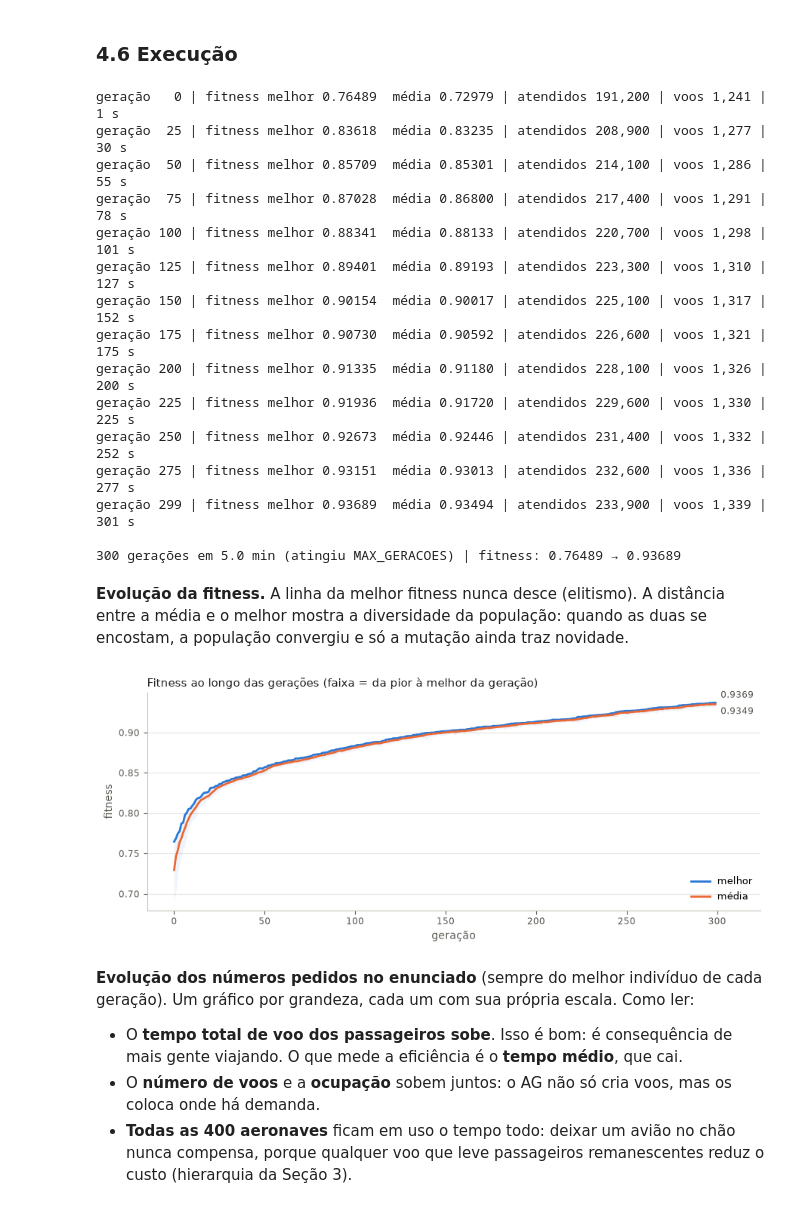
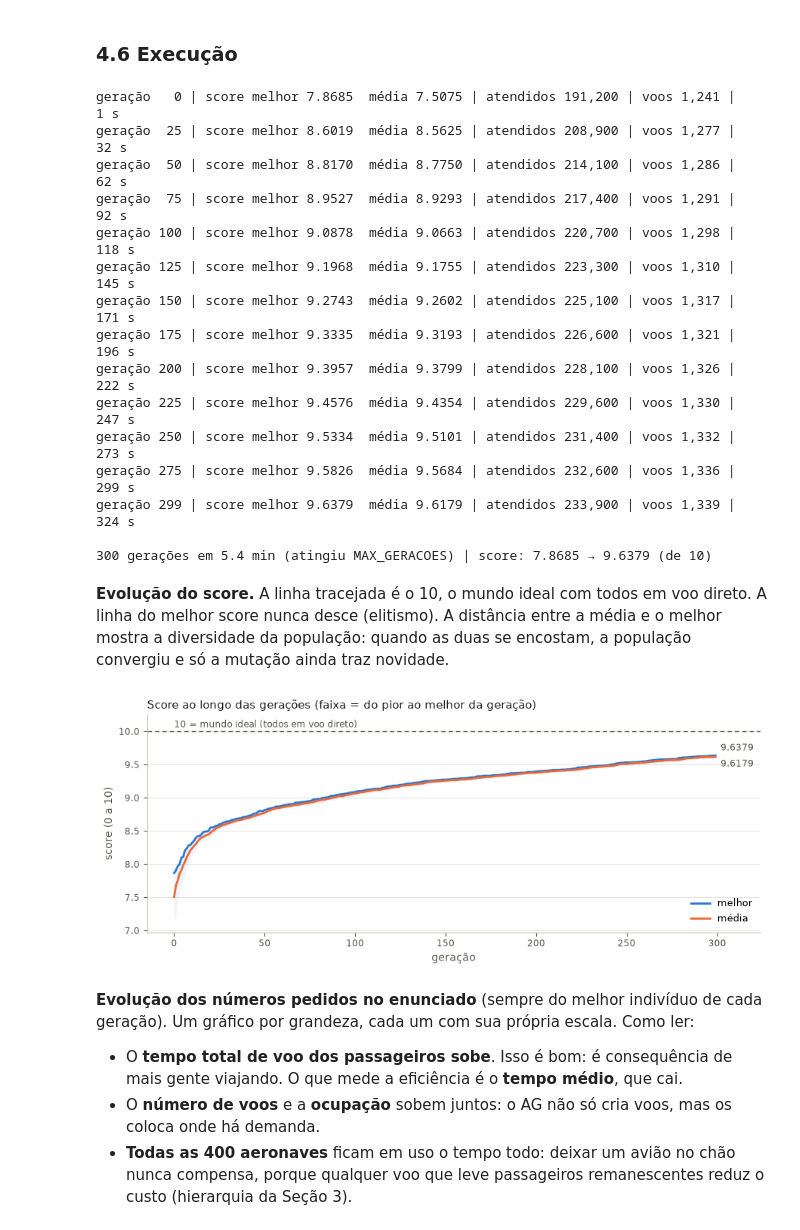
Before and after one commit to Caetano-ma/PSI-3472, a Jupyter notebook: planejamento_voos.ipynb, the cells around one changed output. Cells and saved outputs as stored; diff of their text form; code cells hidden in the pictures.

```diff
--- a/planejamento_voos.ipynb
+++ b/planejamento_voos.ipynb
@@ -1502,14 +948,0 @@ e o tempo de avaliação por indivíduo, que define o orçamento do AG (tamanho
-# %%
-t0 = time.perf_counter()
-avaliacoes = avaliar_populacao(populacao)
-t_av = (time.perf_counter() - t0) / len(populacao)
-
-for g in populacao[:3]:                     # validação completa em parte da população
-    a = avaliar(g, manter_alocacao=True).alocacao
-    assert validar_plano(a.plano) == [] and validar_alocacao(a) == []
-
-print(f"Avaliação (decodificar + alocar + fitness): {t_av * 1000:.0f} ms por indivíduo  "
-      f"→ ~{t_av * 100 * 200 / 60:.0f} min para 100 indivíduos × 200 gerações")
-
-tab_av_pop = tabela_avaliacoes(avaliacoes)
-tab_av_pop.sort_values("fitness", ascending=False)
@@ -1577,6 +948,0 @@ Acima de 2 escalas o ganho é marginal e as viagens ficam longas, por isso `MAX_
-# %%
-sens = pd.DataFrame({
-    f"max_escalas={k}": [a.fitness for a in avaliar_populacao(populacao, max_escalas=k)]
-    for k in range(4)
-}, index=[f"ind{i:02d}" for i in range(len(populacao))]).round(5)
-sens
@@ -1689,7 +1043,7 @@ N_ELITE         = 2
 TAM_TORNEIO     = 3
 TAXA_CRUZAMENTO = 0.9
 TAXA_MUTACAO    = 0.005    # por gene (aeronave)
-LIMIAR          = 1e-4     # ganho mínimo de fitness considerado progresso...
+LIMIAR          = 1e-3     # ganho mínimo de score considerado progresso...
 PACIENCIA       = 30       # ...dentro desta janela de gerações
 SEMENTE         = 2026
 # %% [markdown]
@@ -1783,7 +1137,7 @@ def mutacao(genoma, rng, taxa=None):
 
 def cria_geracao(genomas, score_list=None, rng=None, taxa_mutacao=None):
     """Pseudocódigo: genomas_gen = cria_geracao(genomas_gen).
-    Lista vazia → população inicial aleatória (Seção 1.5).
+    Lista vazia → população inicial aleatória (Seção 1.4).
     Senão → elitismo + (torneio → cruzamento → mutação) até completar TAM_POPULACAO."""
     rng = rng or random.Random()
     if not genomas:
@@ -1900,60 +1220,64 @@ h = resultado.historico
 assert (h["fitness melhor"].diff().dropna() >= -1e-12).all(), "elitismo: o melhor nunca piora"
 print(f"\n{len(h)} gerações em {resultado.segundos / 60:.1f} min "
       f"({'convergiu' if resultado.convergiu else 'atingiu MAX_GERACOES'}) | "
-      f"fitness: {h['fitness melhor'].iloc[0]:.5f} → {resultado.melhor.fitness:.5f}")
+      f"score: {h['fitness melhor'].iloc[0]:.4f} → {resultado.melhor.fitness:.4f} (de 10)")
 # %% [output]
-geração   0 | fitness melhor 0.76489  média 0.72979 | atendidos 191,200 | voos 1,241 |     1 s
-geração  25 | fitness melhor 0.83618  média 0.83235 | atendidos 208,900 | voos 1,277 |    30 s
-geração  50 | fitness melhor 0.85709  média 0.85301 | atendidos 214,100 | voos 1,286 |    55 s
-geração  75 | fitness melhor 0.87028  média 0.86800 | atendidos 217,400 | voos 1,291 |    78 s
-geração 100 | fitness melhor 0.88341  média 0.88133 | atendidos 220,700 | voos 1,298 |   101 s
-geração 125 | fitness melhor 0.89401  média 0.89193 | atendidos 223,300 | voos 1,310 |   127 s
-geração 150 | fitness melhor 0.90154  média 0.90017 | atendidos 225,100 | voos 1,317 |   152 s
-geração 175 | fitness melhor 0.90730  média 0.90592 | atendidos 226,600 | voos 1,321 |   175 s
-geração 200 | fitness melhor 0.91335  média 0.91180 | atendidos 228,100 | voos 1,326 |   200 s
-geração 225 | fitness melhor 0.91936  média 0.91720 | atendidos 229,600 | voos 1,330 |   225 s
-geração 250 | fitness melhor 0.92673  média 0.92446 | atendidos 231,400 | voos 1,332 |   252 s
-geração 275 | fitness melhor 0.93151  média 0.93013 | atendidos 232,600 | voos 1,336 |   277 s
-geração 299 | fitness melhor 0.93689  média 0.93494 | atendidos 233,900 | voos 1,339 |   301 s
+geração   0 | score melhor 7.8685  média 7.5075 | atendidos 191,200 | voos 1,241 |     1 s
+geração  25 | score melhor 8.6019  média 8.5625 | atendidos 208,900 | voos 1,277 |    32 s
+geração  50 | score melhor 8.8170  média 8.7750 | atendidos 214,100 | voos 1,286 |    62 s
+geração  75 | score melhor 8.9527  média 8.9293 | atendidos 217,400 | voos 1,291 |    92 s
+geração 100 | score melhor 9.0878  média 9.0663 | atendidos 220,700 | voos 1,298 |   118 s
+geração 125 | score melhor 9.1968  média 9.1755 | atendidos 223,300 | voos 1,310 |   145 s
+geração 150 | score melhor 9.2743  média 9.2602 | atendidos 225,100 | voos 1,317 |   171 s
+geração 175 | score melhor 9.3335  média 9.3193 | atendidos 226,600 | voos 1,321 |   196 s
+geração 200 | score melhor 9.3957  média 9.3799 | atendidos 228,100 | voos 1,326 |   222 s
+geração 225 | score melhor 9.4576  média 9.4354 | atendidos 229,600 | voos 1,330 |   247 s
+geração 250 | score melhor 9.5334  média 9.5101 | atendidos 231,400 | voos 1,332 |   273 s
+geração 275 | score melhor 9.5826  média 9.5684 | atendidos 232,600 | voos 1,336 |   299 s
+geração 299 | score melhor 9.6379  média 9.6179 | atendidos 233,900 | voos 1,339 |   324 s
 
-300 gerações em 5.0 min (atingiu MAX_GERACOES) | fitness: 0.76489 → 0.93689
+300 gerações em 5.4 min (atingiu MAX_GERACOES) | score: 7.8685 → 9.6379 (de 10)
 # %% [markdown]
-**Evolução da fitness.** A linha da melhor fitness nunca desce (elitismo). A distância entre a média e
+**Evolução do score.** A linha tracejada é o 10, o mundo ideal com todos em voo direto. A linha do melhor score nunca desce (elitismo). A distância entre a média e
 o melhor mostra a diversidade da população: quando as duas se encostam, a população convergiu e só a
 mutação ainda traz novidade.
 # %%
 COR_1, COR_2 = "#2a78d6", "#eb6834"
 TINTA, TINTA_2, GRADE = "#1f1f1d", "#55554f", "#e6e5e0"
 
 
 def _estilo(ax, titulo=None):
     if titulo:
         ax.set_title(titulo, loc="left", fontsize=10.5, color=TINTA)
     ax.grid(axis="y", color=GRADE, linewidth=0.8)
     ax.set_axisbelow(True)
     for lado in ("top", "right"):
         ax.spines[lado].set_visible(False)
     for lado in ("left", "bottom"):
         ax.spines[lado].set_color("#c3c2b7")
     ax.tick_params(colors=TINTA_2, labelsize=8.5)
 
 
 fig, ax = plt.subplots(figsize=(9, 3.8))
 ax.plot(h.index, h["fitness melhor"], color=COR_1, linewidth=2, label="melhor")
 ax.plot(h.index, h["fitness média"], color=COR_2, linewidth=2, label="média")
 ax.fill_between(h.index, h["fitness pior"], h["fitness melhor"], color=COR_1, alpha=0.08, linewidth=0)
 for col, dy in (("fitness melhor", 7), ("fitness média", -7)):
     ax.annotate(f"{h[col].iloc[-1]:.4f}", (h.index[-1], h[col].iloc[-1]), xytext=(5, dy),
                 textcoords="offset points", va="center", fontsize=8.5, color=TINTA_2)
+ax.axhline(10, color=TINTA_2, linewidth=1, linestyle=(0, (4, 3)))
+ax.annotate("10 = mundo ideal (todos em voo direto)", (0, 10), xytext=(0, 4), textcoords="offset points",
+            fontsize=8.5, color=TINTA_2)
 ax.set_xlim(right=h.index[-1] * 1.08 + 1)
+ax.set_ylim(top=10.25)
 ax.set_xlabel("geração", color=TINTA_2)
-ax.set_ylabel("fitness", color=TINTA_2)
+ax.set_ylabel("score (0 a 10)", color=TINTA_2)
 ax.legend(frameon=False, fontsize=9, loc="lower right")
-_estilo(ax, "Fitness ao longo das gerações (faixa = da pior à melhor da geração)")
+_estilo(ax, "Score ao longo das gerações (faixa = do pior ao melhor da geração)")
 fig.tight_layout()
 plt.show()
 # %% [output]
-[figure, old version]
+[figure, new version]
 # %% [markdown]
 **Evolução dos números pedidos no enunciado** (sempre do melhor indivíduo de cada geração).
 Um gráfico por grandeza, cada um com sua própria escala. Como ler:
```
Also changed, not shown: parts of 57 cells of this notebook, 1 other file.
